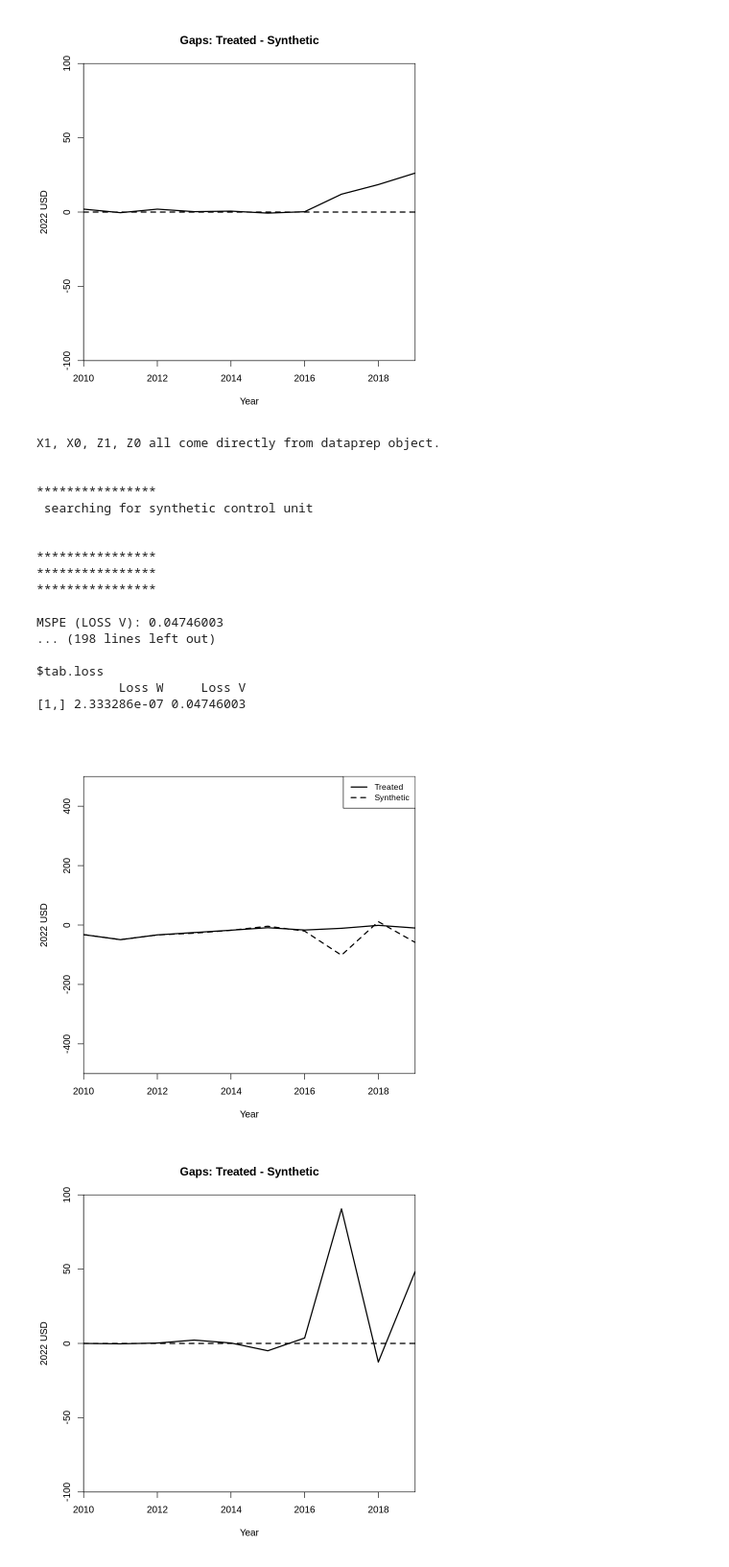
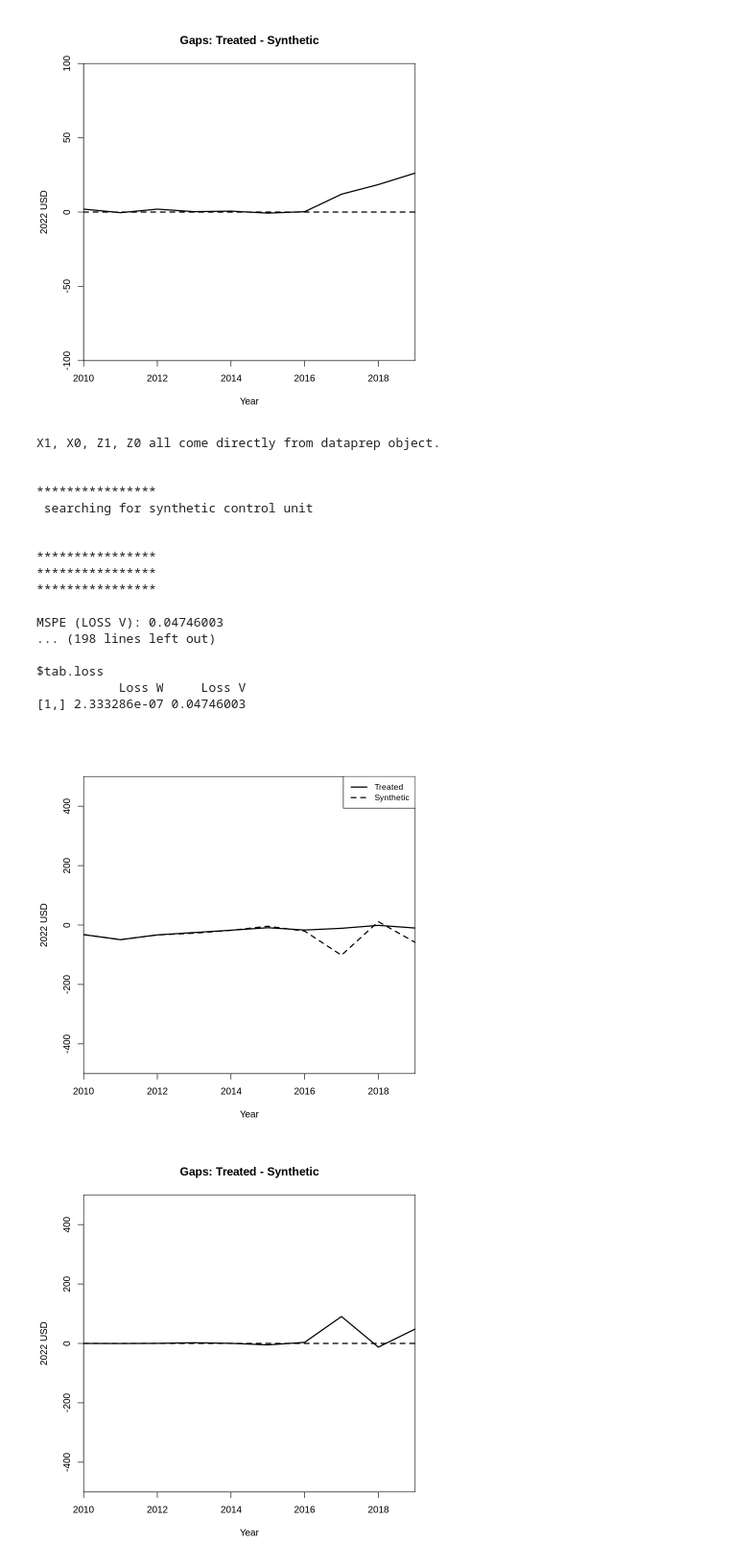
Before and after one commit to ibukunlola/capstone, a Jupyter notebook: model3/synth_cont.ipynb, the cells around one changed output. Shown: that part at 96% size. Drawn from its saved outputs; the diff is of its cells as text; code cells hidden in the pictures.

```diff
--- a/model3/synth_cont.ipynb
+++ b/model3/synth_cont.ipynb
@@ -251,7 +266,7 @@ dataprep.out <- dataprep(dd_pc,
                          time.plot = 2010:2019,
                          unit.variable = "X",
                          treatment.identifier = "Afghanistan",
-                         controls.identifier = c(setdiff(1:205, 1))
+                         controls.identifier = c(setdiff(2:205, 137))
                          )
 
 synth.out <- synth(dataprep.out)
@@ -272,7 +287,7 @@ path.plot(dataprep.res = dataprep.out,
 
 gaps.plot(dataprep.res = dataprep.out,
           synth.res = synth.out
-          ,Ylim = c(-100, 100),
+          ,Ylim = c(-500, 500),
           Ylab = '2022 USD',
           Xlab = "Year"
           )
@@ -467,35 +482,35 @@ path.plot(dataprep.res = dataprep.out2,
           synth.res = synth.out2
           ,Ylim = c(-500, 500),
           Ylab = "2022 USD",
           Xlab = "Year"
           )
 
 gaps.plot(dataprep.res = dataprep.out2,
           synth.res = synth.out2
-          ,Ylim = c(-100, 100),
+          ,Ylim = c(-500, 500),
           Ylab = "2022 USD",
           Xlab = "Year"
           )
 # %% [output]
 X1, X0, Z1, Z0 all come directly from dataprep object.
 
 
 ****************
  searching for synthetic control unit
 
 
 ****************
 ****************
 ****************
 
 MSPE (LOSS V): 0.04746003
 ... (198 lines left out)
 
 $tab.loss
            Loss W     Loss V
 [1,] 2.333286e-07 0.04746003
 [figure]
-[figure, old version]
+[figure, new version]
 # %%
 # CHANGE TREATED UNIT TO AFGHANISTAN
 dataprep.out2 <- dataprep(dd_pc2,
```
Also changed, not shown: parts of 5 cells of this notebook.
